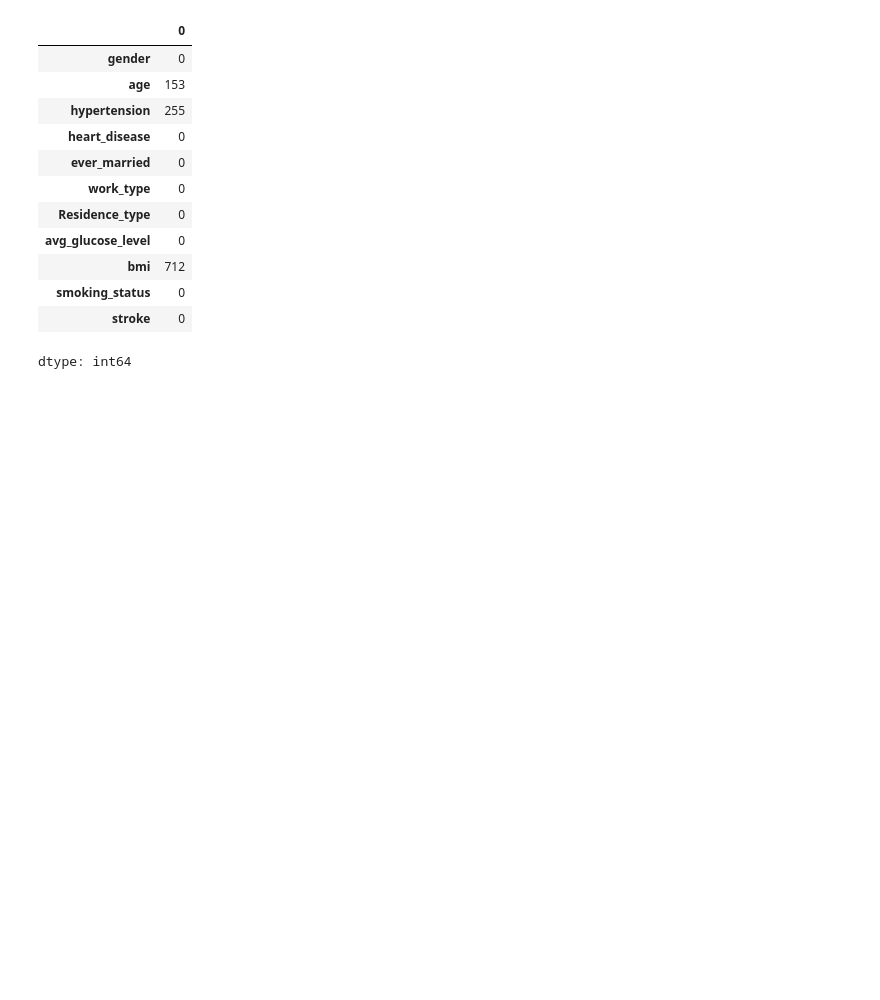
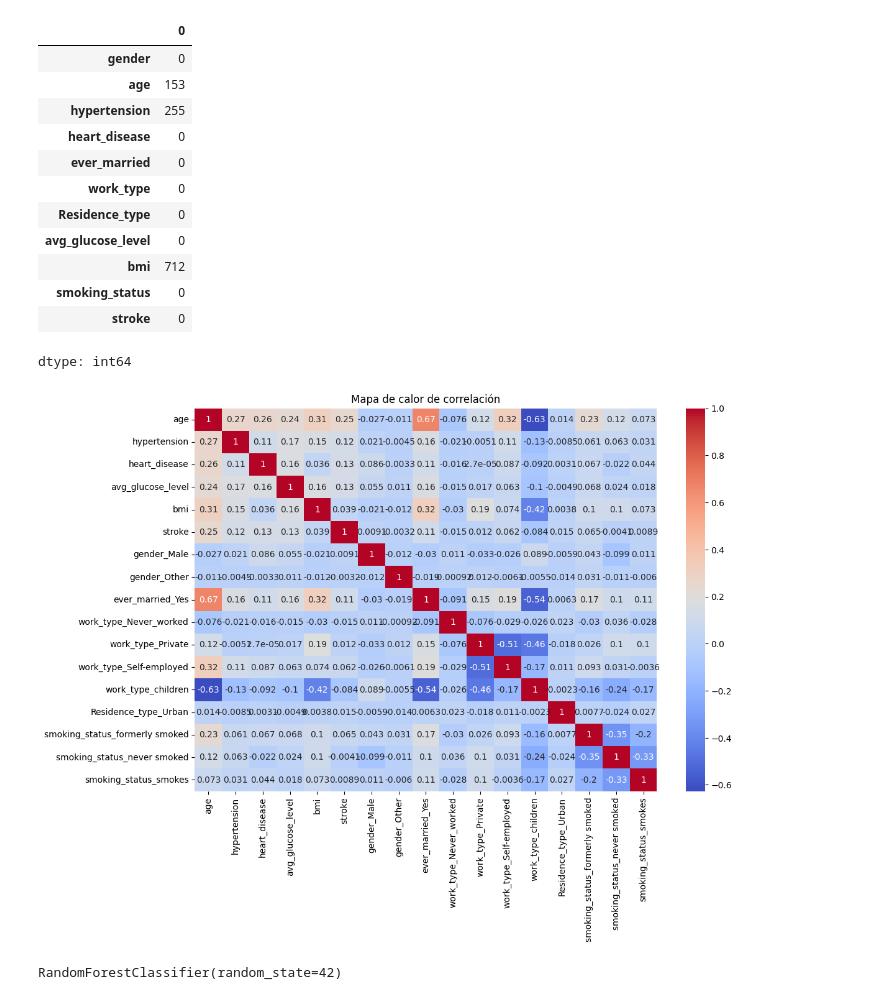
Before and after one commit to ivan0054/TP-Final-Pavon, a Jupyter notebook: TP_FINAL_Pavón.ipynb, the cells around one changed output. Drawn from its saved outputs; the diff is of its cells as text; code cells hidden in the pictures; blank space fills up the shorter version.

```diff
--- a/TP_FINAL_Pavón.ipynb
+++ b/TP_FINAL_Pavón.ipynb
@@ -103,3 +103,10 @@ print(df.isnull().sum())
 # %%
 categorical_cols = ['gender', 'ever_married', 'work_type', 'Residence_type', 'smoking_status']
 df_encoded = pd.get_dummies(df, columns=categorical_cols, drop_first=True)
+# %%
+plt.figure(figsize=(12, 8))
+sns.heatmap(df_encoded.corr(), cmap='coolwarm', annot=True)
+plt.title('Mapa de calor de correlación')
+plt.show()
+# %% [output]
+[figure, added]
@@ -105,0 +121,5 @@ df_encoded = pd.get_dummies(df, columns=categorical_cols, drop_first=True)
+# %%
+rf = RandomForestClassifier(n_estimators=100, random_state=42)
+rf.fit(X_train, y_train)
+# %% [output]
+RandomForestClassifier(random_state=42)
```
Also changed, not shown: parts of 5 cells of this notebook.
